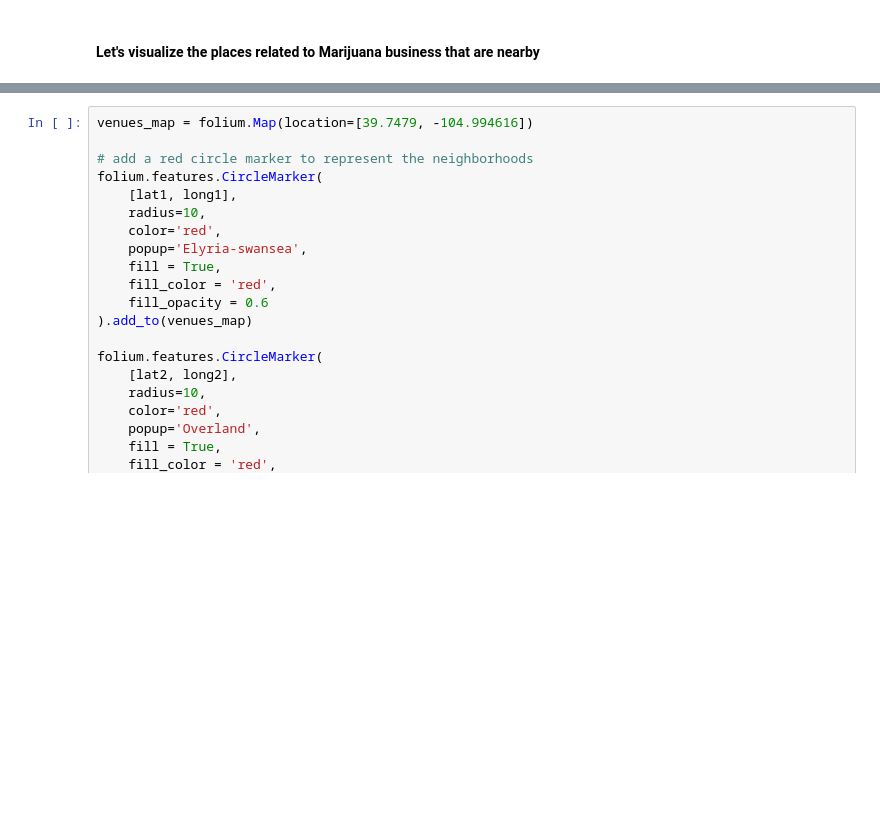
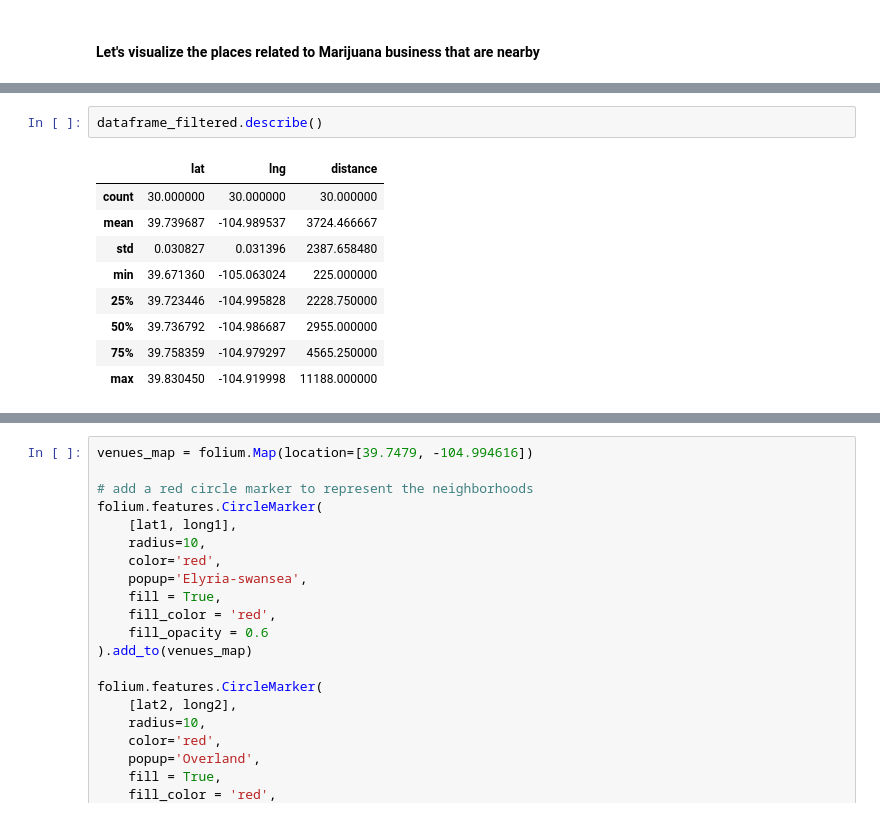
Before and after one commit to sumanan047/Coursera_Capstone, a Jupyter notebook: Capstone.ipynb, the cells around one changed output, grey strips where cells are left out. Saved outputs shown, nothing was run; the diff lists cells and outputs as text; blank space fills up the shorter version.

```diff
--- a/Capstone.ipynb
+++ b/Capstone.ipynb
@@ -525,5 +565,17 @@ dataframe_filtered.name
 29    The Green Solution Recreational Marijuana Disp...
 Name: name, dtype: object
+# %%
+dataframe_filtered.describe()
+# %% [output]
+|  | lat | lng | distance |
+| count | 30.000000 | 30.000000 | 30.000000 |
+| mean | 39.739687 | -104.989537 | 3724.466667 |
+| std | 0.030827 | 0.031396 | 2387.658480 |
+| min | 39.671360 | -105.063024 | 225.000000 |
+| 25% | 39.723446 | -104.995828 | 2228.750000 |
+| 50% | 39.736792 | -104.986687 | 2955.000000 |
+| 75% | 39.758359 | -104.979297 | 4565.250000 |
+| max | 39.830450 | -104.919998 | 11188.000000 |
 # %%
 df_new= dataframe_filtered[['name','categories','lat','lng']]
 df_new
```
Also changed, not shown: parts of 21 cells of this notebook.
